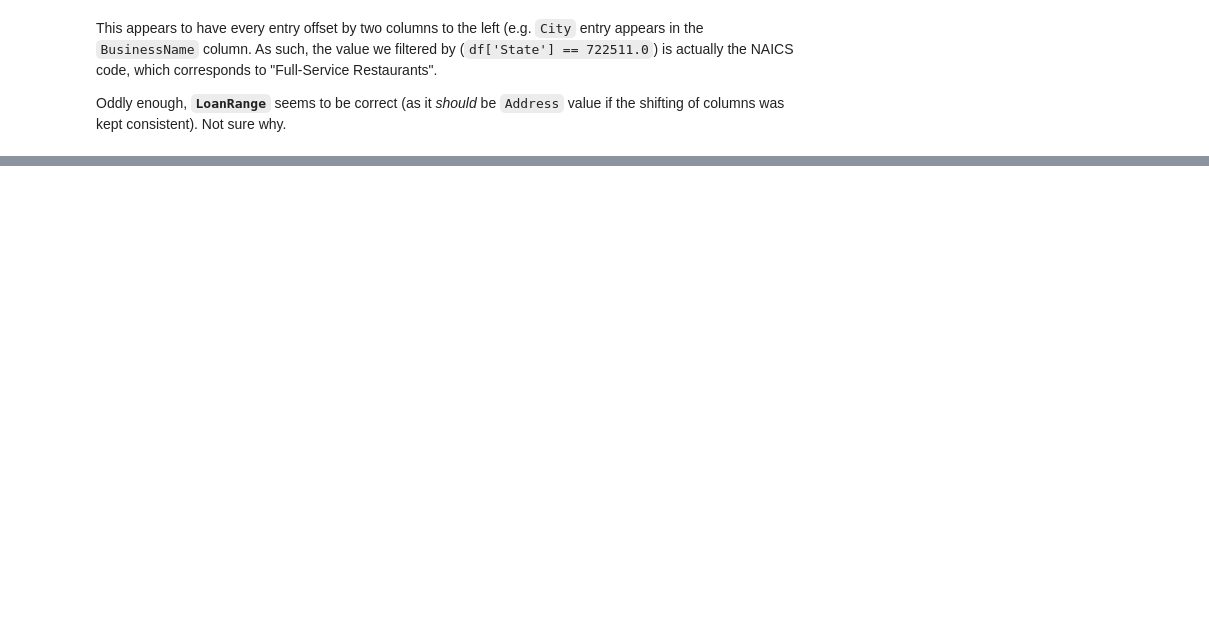
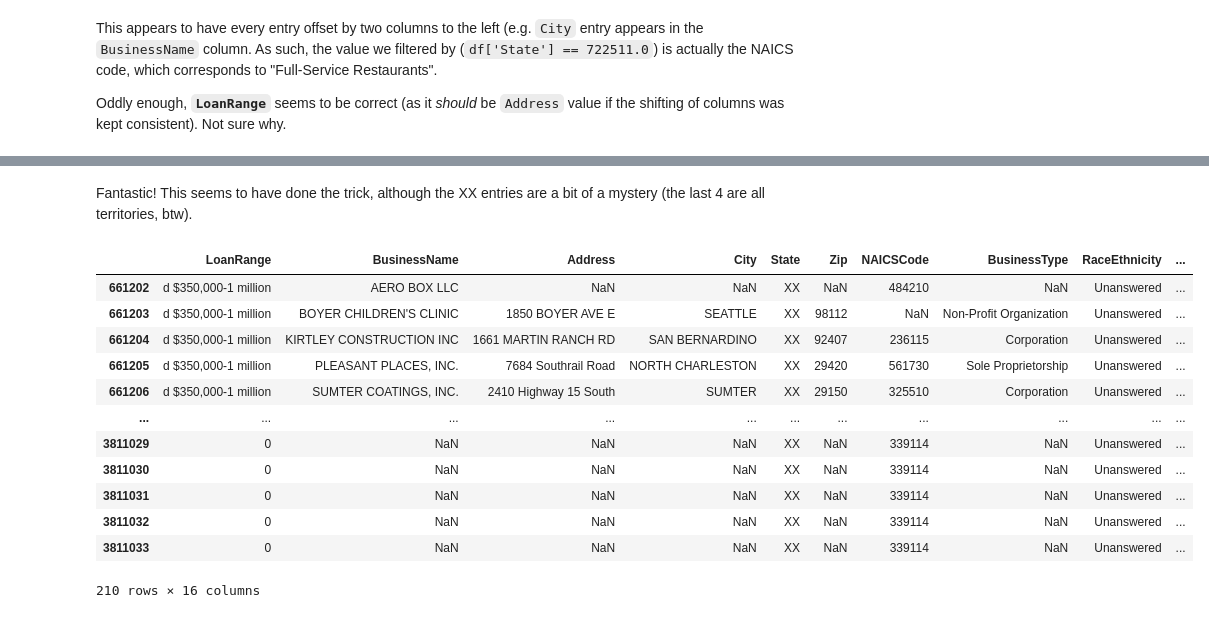
Before and after one commit to jomo06/CARES, a Jupyter notebook: python/notebooks/1.0-DWRM-EDA.ipynb, the cells around one changed output, grey strips where cells are left out. Cells and saved outputs as stored; diff of their text form; code cells hidden in the pictures; blank space fills up the shorter version.

```diff
--- a/python/notebooks/1.0-DWRM-EDA.ipynb
+++ b/python/notebooks/1.0-DWRM-EDA.ipynb
@@ -332,0 +411,7 @@ Oddly enough, **`LoanRange`** seems to be correct (as it *should* be `Address` v
+# %%
+%%time
+# Fix bad state data
+from src.data.make_dataset import clean_ppp_data
+
+test = clean_ppp_data(df)
+test['State'].value_counts()
@@ -332,0 +440,18 @@ Oddly enough, **`LoanRange`** seems to be correct (as it *should* be `Address` v
+# %% [markdown]
+Fantastic! This seems to have done the trick, although the XX entries are a bit of a mystery (the last 4 are all territories, btw).
+# %%
+test[test['State'] == 'XX']
+# %% [output]
+|  | LoanRange | BusinessName | Address | City | State | Zip | NAICSCode | BusinessType | RaceEthnicity | ... |
+| 661202 | d $350,000-1 million | AERO BOX LLC | NaN | NaN | XX | NaN | 484210 | NaN | Unanswered | ... |
+| 661203 | d $350,000-1 million | BOYER CHILDREN'S CLINIC | 1850 BOYER AVE E | SEATTLE | XX | 98112 | NaN | Non-Profit Organization | Unanswered | ... |
+| 661204 | d $350,000-1 million | KIRTLEY CONSTRUCTION INC | 1661 MARTIN RANCH RD | SAN BERNARDINO | XX | 92407 | 236115 | Corporation | Unanswered | ... |
+| 661205 | d $350,000-1 million | PLEASANT PLACES, INC. | 7684 Southrail Road | NORTH CHARLESTON | XX | 29420 | 561730 | Sole Proprietorship | Unanswered | ... |
+| 661206 | d $350,000-1 million | SUMTER COATINGS, INC. | 2410 Highway 15 South | SUMTER | XX | 29150 | 325510 | Corporation | Unanswered | ... |
+| ... | ... | ... | ... | ... | ... | ... | ... | ... | ... | ... |
+| 3811029 | 0 | NaN | NaN | NaN | XX | NaN | 339114 | NaN | Unanswered | ... |
+| 3811030 | 0 | NaN | NaN | NaN | XX | NaN | 339114 | NaN | Unanswered | ... |
+| 3811031 | 0 | NaN | NaN | NaN | XX | NaN | 339114 | NaN | Unanswered | ... |
+| 3811032 | 0 | NaN | NaN | NaN | XX | NaN | 339114 | NaN | Unanswered | ... |
+| 3811033 | 0 | NaN | NaN | NaN | XX | NaN | 339114 | NaN | Unanswered | ... |
+210 rows × 16 columns
```
Also changed, not shown: parts of 18 cells of this notebook, 8 other files.
